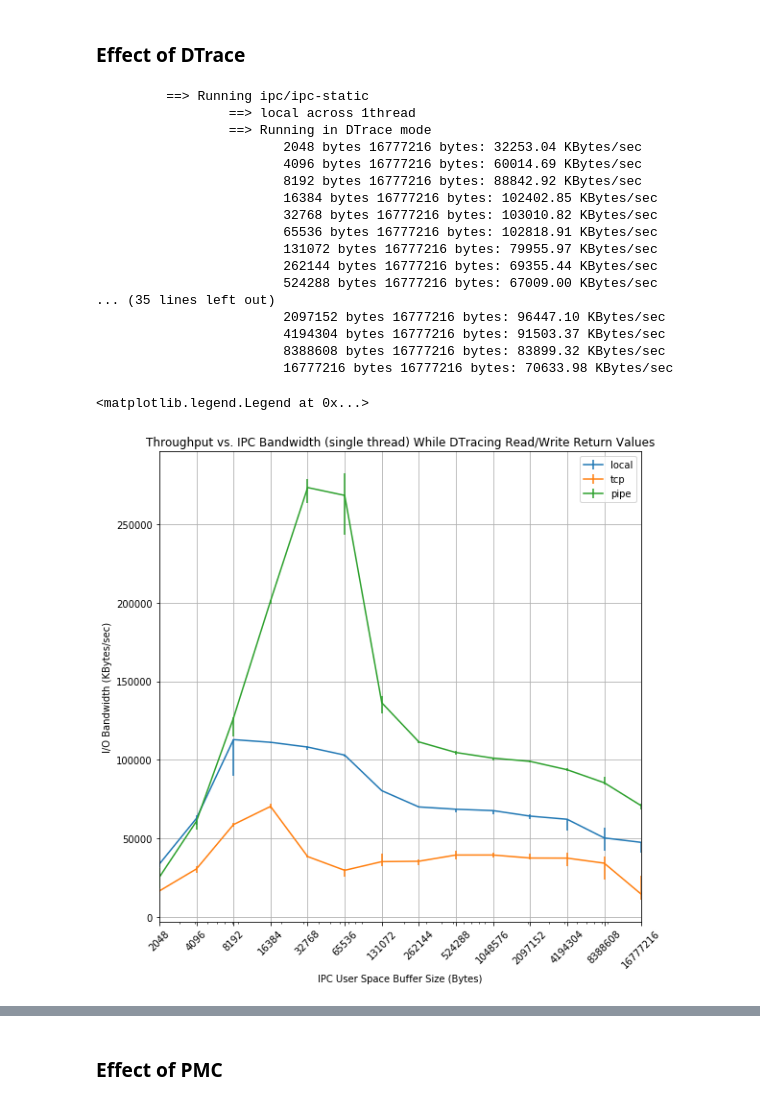
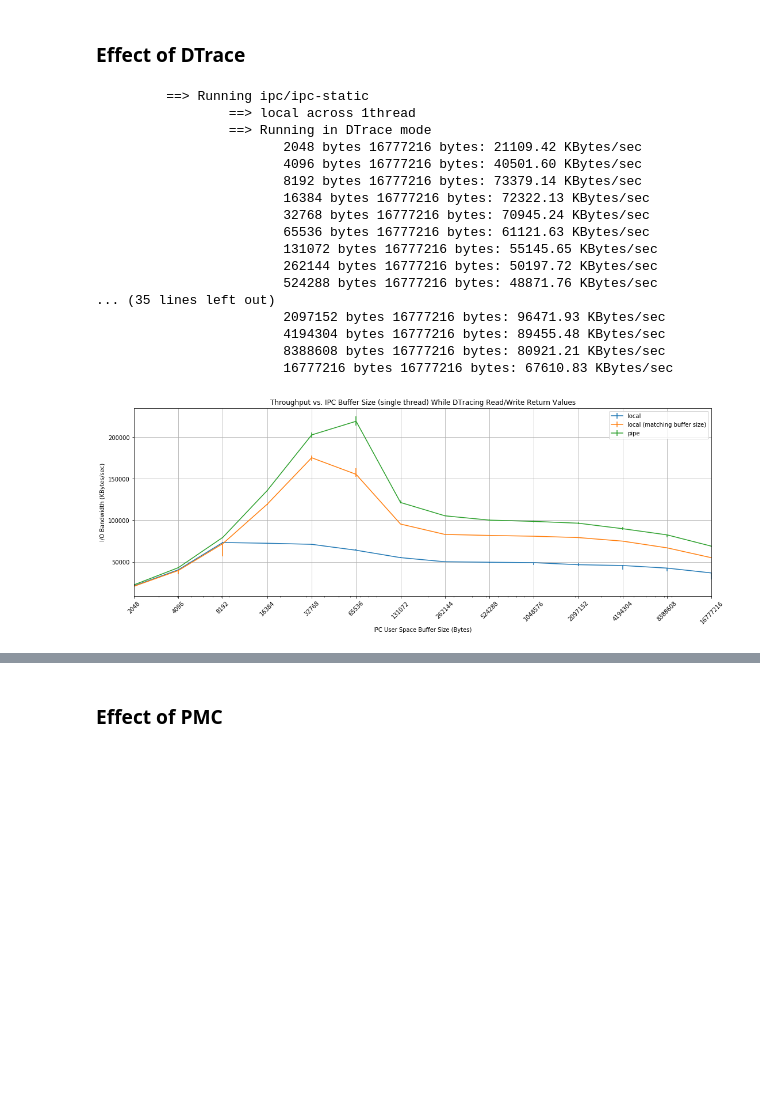
Before and after one commit to Michael137/os, a Jupyter notebook: l41-labs/lab2/lab2.ipynb, the cells around one changed output, grey strips where cells are left out. Cells and saved outputs as stored; diff of their text form; code cells hidden in the pictures; blank space fills up the shorter version.

Commit message:
rerun benchmarks

```diff
--- a/l41-labs/lab2/lab2.ipynb
+++ b/l41-labs/lab2/lab2.ipynb
@@ -354,17 +354,6 @@ def graph(xs, ys, num_trials = 0, save = False, save_name = "plot", texty = 100,
     else:
         fig = plt.figure(figsize=(18,6))
         ax = df.median(1).plot(yerr=error_bars_values, title=title, label = label)
-        if highlight_cache:
-            ax.axvspan(0, 8192, alpha=0.15, color='r')
-            ax.axvspan(8193, 32768, alpha=0.15, color='g')
-            ax.axvspan(32769, 65536, alpha=0.15, color='m')
-            ax.axvspan(65537, 131072, alpha=0.15, color='c')
-            ax.axvspan(131073, 262144, alpha=0.15, color='y')
-            ax.text(3500, texty, "4K Page Size")
-            ax.text(12000, texty, "16K PIPE_SIZE")
-            ax.text(30000, texty, "32K L1")
-            ax.text(100000, texty, "32x4K TLB entries")
-            ax.text(250000, texty, "256K L2")
 
     if xlabel:
         ax.set_xlabel(xlabel)
@@ -446,6 +435,18 @@ def benchmark(flags, repeat, exe, mode, ipc, buf_sizes, tot_sizes, dtrace_info =
             outputs.append(res)
     return outputs
 
+def highlight(axis, texty = 100):
+    axis.axvspan(0, 8192, alpha=0.15, color='r')
+    axis.axvspan(8193, 32768, alpha=0.15, color='g')
+    axis.axvspan(32769, 65536, alpha=0.15, color='m')
+    axis.axvspan(65537, 131072, alpha=0.15, color='c')
+    axis.axvspan(131073, 262144, alpha=0.15, color='y')
+    axis.text(3500, texty, "4K Page Size")
+    axis.text(12000, texty, "16K PIPE_SIZE")
+    axis.text(30000, texty, "32K L1")
+    axis.text(90000, texty, "32x4K TLB entries")
+    axis.text(250000, texty, "256K L2")
+
 print("Set up completed")
 # %% [output]
 Set up completed
@@ -880,46 +867,51 @@ graph_rw_pairs(pairs, 'writes', xlabel="Ratio of Amount of Bytes to Written / Ac
 # %%
 BUF_START = 512
 BUFFER_SIZES = [BUF_START * 2 ** exp for exp in range(2, 16)]
 TOT_SIZES = [BUFFER_SIZES[-1]] # Keep constant at default 16MB (last value of BUFFER_SIZES)
-RUNS = 8
+RUNS = 12
 EXE="ipc/ipc-static"
 MODE = "1thread"
 FLAGS=""
 
 def dummy_agg(a, b, c, d):
     pass
 
 IPC= "local"
 local = benchmark(FLAGS, RUNS, EXE, MODE, IPC, BUFFER_SIZES, TOT_SIZES, dtrace_info = {'agg_fn':dummy_agg, 'script':D_rw_returns_pairs})
 p = graph(BUFFER_SIZES, flatten([item['speeds'] for item in local]), RUNS, xlabel='IPC User Space Buffer Size (Bytes)',
-            ylabel='I/O Bandwidth (KBytes/sec)', label=IPC, title = "Throughput vs. IPC Bandwidth (single thread) While DTracing Read/Write Return Values",
+            ylabel='I/O Bandwidth (KBytes/sec)', label=IPC, title = "Throughput vs. IPC Buffer Size (single thread) While DTracing Read/Write Return Values",
              highlight_cache = False)
 
+FLAGS="-s"
+local = benchmark(FLAGS, RUNS, EXE, MODE, IPC, BUFFER_SIZES, TOT_SIZES, dtrace_info = {'agg_fn':dummy_agg, 'script':D_sys_timing})
+p = graph(BUFFER_SIZES, flatten([item['speeds'] for item in local]), RUNS, axis = p,
+          label=IPC + " (matching buffer size)")
+
+FLAGS=""
 IPC= "pipe"
 pipe = benchmark(FLAGS, RUNS, EXE, MODE, IPC, BUFFER_SIZES, TOT_SIZES, dtrace_info = {'agg_fn':dummy_agg, 'script':D_rw_returns_pairs})
 saveas = genfilename(EXE, MODE, "all", RUNS, FLAGS, suffix = "probe_effect_dtrace")
 p = graph(BUFFER_SIZES, flatten([item['speeds'] for item in pipe]), RUNS, axis = p, label=IPC,
           save = True, save_name = saveas, highlight_cache = False)
 # %% [output]
          ==> Running ipc/ipc-static
                  ==> local across 1thread
                  ==> Running in DTrace mode
-                        2048 bytes 16777216 bytes: 32253.04 KBytes/sec
-                        4096 bytes 16777216 bytes: 60014.69 KBytes/sec
-                        8192 bytes 16777216 bytes: 88842.92 KBytes/sec
-                        16384 bytes 16777216 bytes: 102402.85 KBytes/sec
-                        32768 bytes 16777216 bytes: 103010.82 KBytes/sec
-                        65536 bytes 16777216 bytes: 102818.91 KBytes/sec
-                        131072 bytes 16777216 bytes: 79955.97 KBytes/sec
-                        262144 bytes 16777216 bytes: 69355.44 KBytes/sec
-                        524288 bytes 16777216 bytes: 67009.00 KBytes/sec
+                        2048 bytes 16777216 bytes: 21109.42 KBytes/sec
+                        4096 bytes 16777216 bytes: 40501.60 KBytes/sec
+                        8192 bytes 16777216 bytes: 73379.14 KBytes/sec
+                        16384 bytes 16777216 bytes: 72322.13 KBytes/sec
+                        32768 bytes 16777216 bytes: 70945.24 KBytes/sec
+                        65536 bytes 16777216 bytes: 61121.63 KBytes/sec
+                        131072 bytes 16777216 bytes: 55145.65 KBytes/sec
+                        262144 bytes 16777216 bytes: 50197.72 KBytes/sec
+                        524288 bytes 16777216 bytes: 48871.76 KBytes/sec
 ... (35 lines left out)
-                        2097152 bytes 16777216 bytes: 96447.10 KBytes/sec
-                        4194304 bytes 16777216 bytes: 91503.37 KBytes/sec
-                        8388608 bytes 16777216 bytes: 83899.32 KBytes/sec
-                        16777216 bytes 16777216 bytes: 70633.98 KBytes/sec
+                        2097152 bytes 16777216 bytes: 96471.93 KBytes/sec
+                        4194304 bytes 16777216 bytes: 89455.48 KBytes/sec
+                        8388608 bytes 16777216 bytes: 80921.21 KBytes/sec
+                        16777216 bytes 16777216 bytes: 67610.83 KBytes/sec
-<matplotlib.legend.Legend at 0x...>
-[figure, old version]
+[figure, new version]
 # %%
 MODE="2thread"
 IPC= "local"
```
Also changed, not shown: parts of 42 cells of this notebook.
